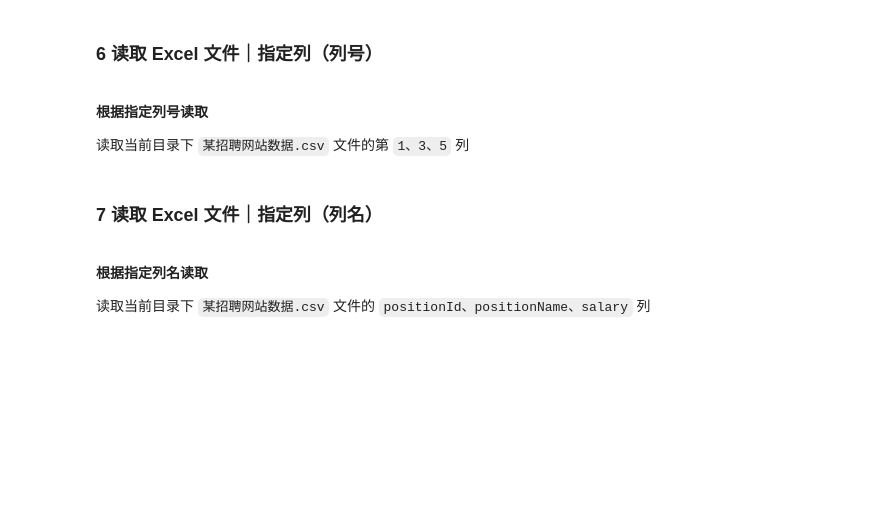
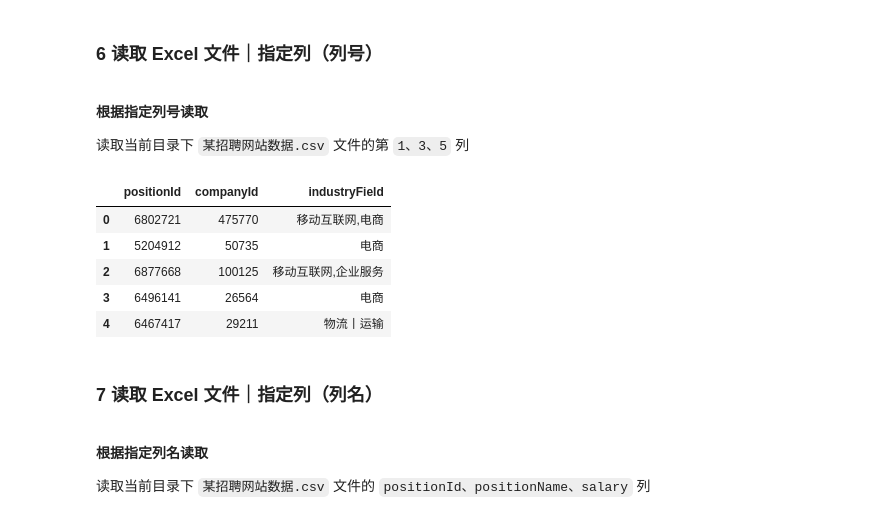
Before and after one commit to BohaoSuCC/Pandas_Advanced_Exercise, a Jupyter notebook: 1 - 数据读取与存储/数据加载与存储.ipynb, the cells around one changed output. Cells and saved outputs as stored; diff of their text form; code cells hidden in the pictures; blank space fills up the shorter version.

```diff
--- a/1 - 数据读取与存储/数据加载与存储.ipynb
+++ b/1 - 数据读取与存储/数据加载与存储.ipynb
@@ -84,6 +117,16 @@ data = pd.read_csv("某招聘网站数据.csv",)
 **根据指定列号读取**
 
 读取当前目录下 `某招聘网站数据.csv` 文件的第 `1、3、5` 列
+# %%
+data = pd.read_csv("某招聘网站数据.csv", usecols=[0, 2, 4])
+data.head()
+# %% [output]
+|  | positionId | companyId | industryField |
+| 0 | 6802721 | 475770 | 移动互联网,电商 |
+| 1 | 5204912 | 50735 | 电商 |
+| 2 | 6877668 | 100125 | 移动互联网,企业服务 |
+| 3 | 6496141 | 26564 | 电商 |
+| 4 | 6467417 | 29211 | 物流丨运输 |
 # %% [markdown]
 ###  7 读取 Excel 文件｜指定列（列名）
 
```
Also changed, not shown: parts of 6 cells of this notebook.
